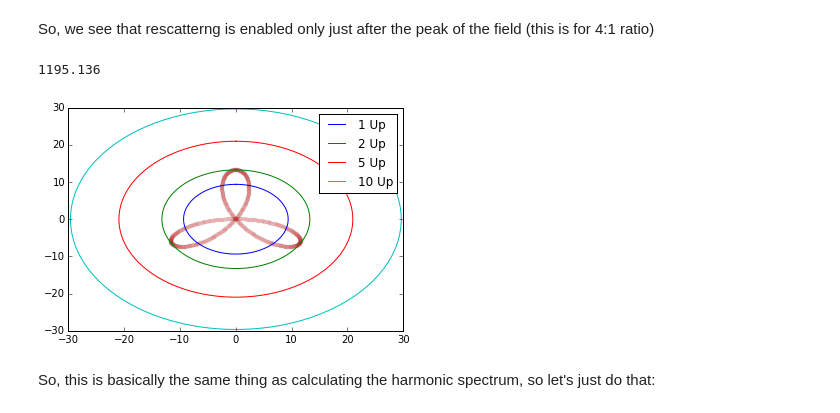
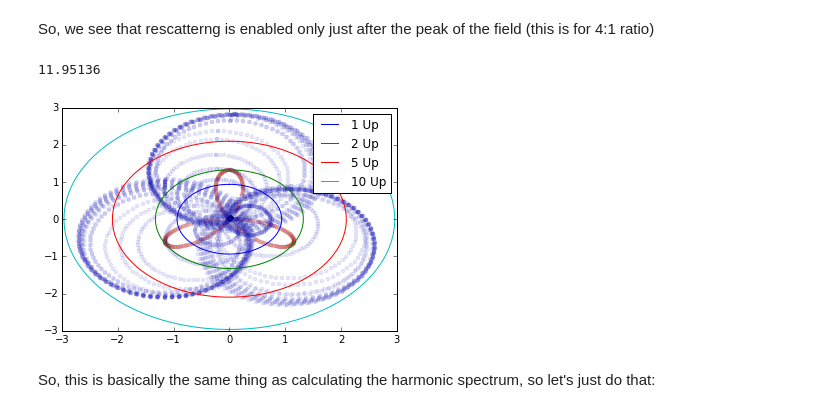
Before and after one commit to DanHickstein/cutoffs, a Jupyter notebook: Cutoff rules 0.9.ipynb, the cells around one changed output. Drawn from its saved outputs; the diff is of its cells as text; code cells hidden in the pictures.

```diff
--- a/Cutoff rules 0.9.ipynb
+++ b/Cutoff rules 0.9.ipynb
@@ -640,8 +642,8 @@ So, we see that rescatterng is enabled only just after the peak of the field (th
 fig = plt.figure()
 ax  = plt.subplot(111)
 
-I1    = 100e14
-I2    = 400e14
+I1    = 1e14
+I2    = 4e14
 wave1 = 800e-9
 wave2 = 400e-9
 ellip1=  1
@@ -689,35 +691,35 @@ for tb in tbs:
 
 
 
 pxs  = np.array(pxs) / 2e-24
 pys  = np.array(pys) / 2e-24
 pxrs = np.array(pxrs)/ 2e-24
 pyrs = np.array(pyrs)/ 2e-24
 
 plt.plot( pxs, pys,'ro',ms=4,alpha=0.1)
 plt.plot(pxrs,pyrs,'bo',ms=4,alpha=0.1)
 
 Up1 = I1*9.337e-20 * (wave1*1e9)**2
 Up2 = I2*9.337e-20 * (wave2*1e9)**2
 
 Up = Up1 + Up2
 
 print Up
 
 ang = np.linspace(0,2*np.pi,100)
 x = np.sin(ang)
 y = np.cos(ang)
 for ring in (1,2,5,10):
     P = (ring*Up/13.6)**0.5
     ax.plot(x*P,y*P,label='%i Up'%ring)
 
 leg = ax.legend()
 
 #     minrs.append(minr)
 #     Es.append(E)
 # %% [output]
-1195.136
+11.95136
-[figure, old version]
+[figure, new version]
 # %% [markdown]
 So, this is basically the same thing as calculating the harmonic spectrum, so let's just do that:
 # %%
```
Also changed, not shown: parts of 4 cells of this notebook.
